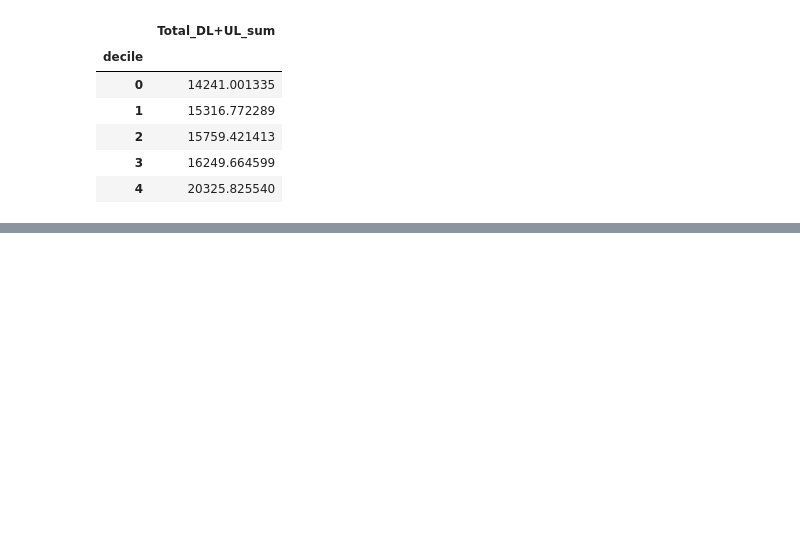
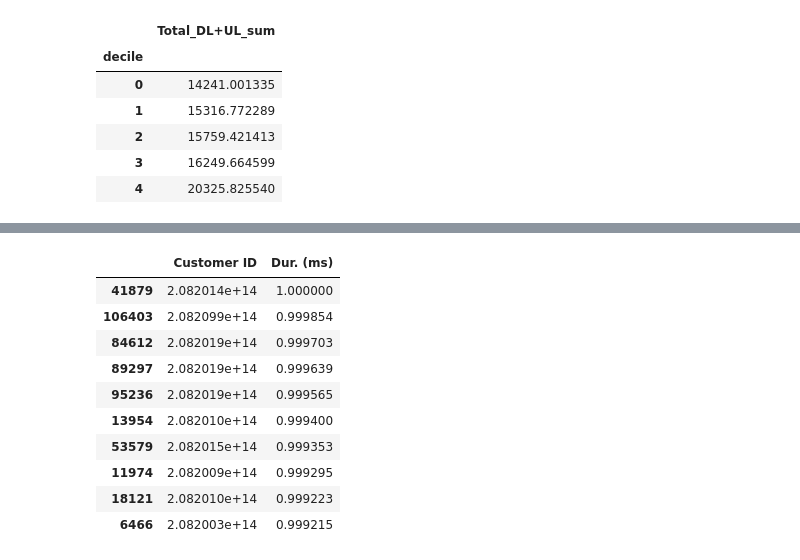
Before and after one commit to Bethelsis/User-Analytics-in-the-Telecommunication-Industry, a Jupyter notebook: notebooks/Data cleaning,Exploration.ipynb, the cells around one changed output, grey strips where cells are left out. Cells and saved outputs as stored; diff of their text form; code cells hidden in the pictures; blank space fills up the shorter version.

```diff
--- a/notebooks/Data cleaning,Exploration.ipynb
+++ b/notebooks/Data cleaning,Exploration.ipynb
@@ -566,0 +595,16 @@ total_data_per_decile
+# %%
+##TOP 10 customers based on the duration of the session
+
+df_new.sort_values(by='Dur. (ms)', ascending=False)[['Customer ID','Dur. (ms)']].head(10)
+# %% [output]
+|  | Customer ID | Dur. (ms) |
+| 41879 | 2.082014e+14 | 1.000000 |
+| 106403 | 2.082099e+14 | 0.999854 |
+| 84612 | 2.082019e+14 | 0.999703 |
+| 89297 | 2.082019e+14 | 0.999639 |
+| 95236 | 2.082019e+14 | 0.999565 |
+| 13954 | 2.082010e+14 | 0.999400 |
+| 53579 | 2.082015e+14 | 0.999353 |
+| 11974 | 2.082009e+14 | 0.999295 |
+| 18121 | 2.082010e+14 | 0.999223 |
+| 6466 | 2.082003e+14 | 0.999215 |
```
Also changed, not shown: parts of 15 cells of this notebook.
